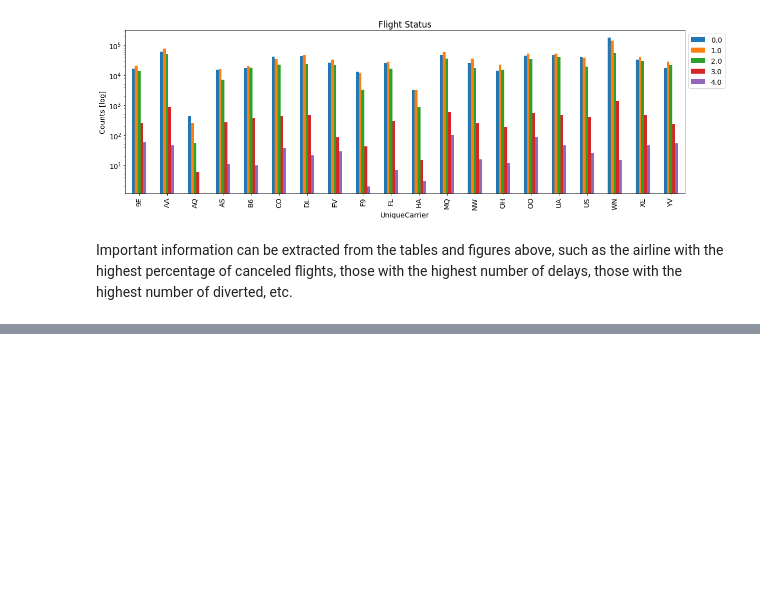
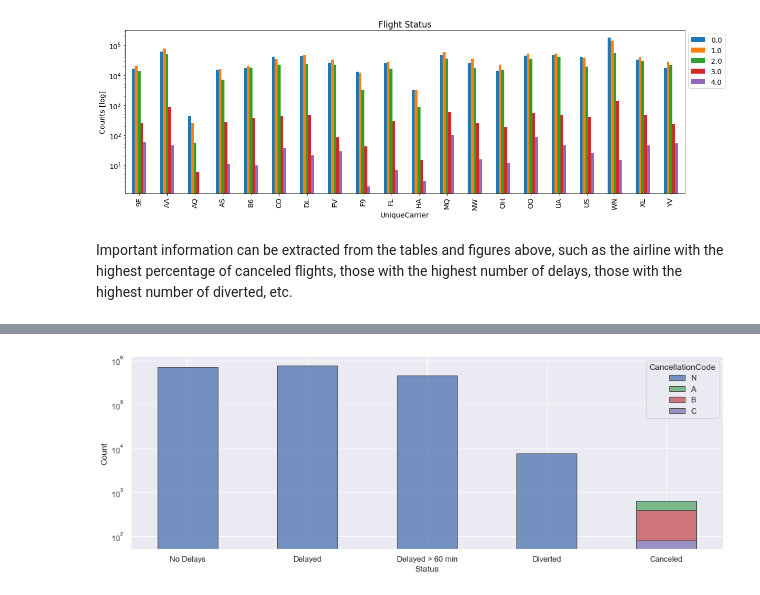
Before and after one commit to jamezco7/Course-DataScience-Phyton-Adv, a Jupyter notebook: Modul_1/M1_T02_Pandas_Dataframes.ipynb, the cells around one changed output, grey strips where cells are left out. Drawn from its saved outputs; the diff is of its cells as text; code cells hidden in the pictures; blank space fills up the shorter version.

```diff
--- a/Modul_1/M1_T02_Pandas_Dataframes.ipynb
+++ b/Modul_1/M1_T02_Pandas_Dataframes.ipynb
@@ -313,0 +372,15 @@ tableCarriers.to_excel("sumarryDelayedFlights2008.xlsx")
+# %%
+f, ax = plt.subplots(figsize=(15, 5))
+sns.despine(f)
+
+sns.histplot(data=df, x="Status", hue="CancellationCode", multiple="stack", edgecolor=".3",
+             linewidth=1,  stat="count", shrink=.5, discrete=True, log_scale=(False,True),
+             palette= ["#4C72B0", "#55A868", "#C44E52","#8172B2"])
+
+ticks = ["","No Delays", "Delayed", "Delayed > 60 min", "Diverted", "Canceled"]
+#ax.set_xticks(ticks)
+ax.set_xticklabels(ticks)
+plt.savefig('CancelationCode.png')
+plt.show()
+# %% [output]
+[figure, added]
```
Also changed, not shown: parts of 27 cells of this notebook, 7 other files.
